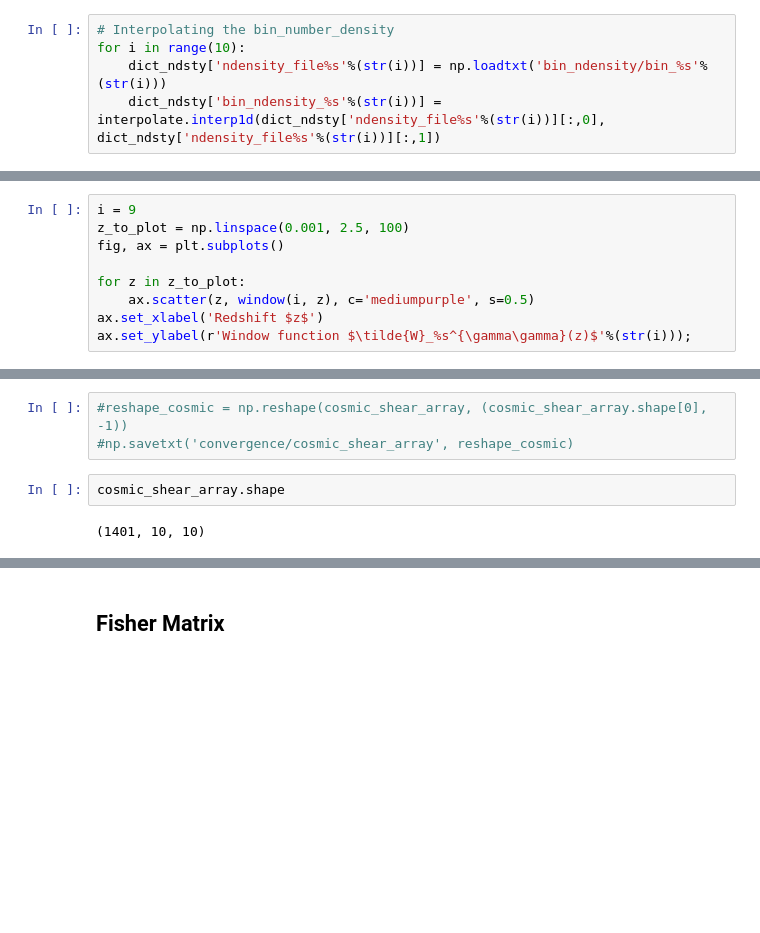
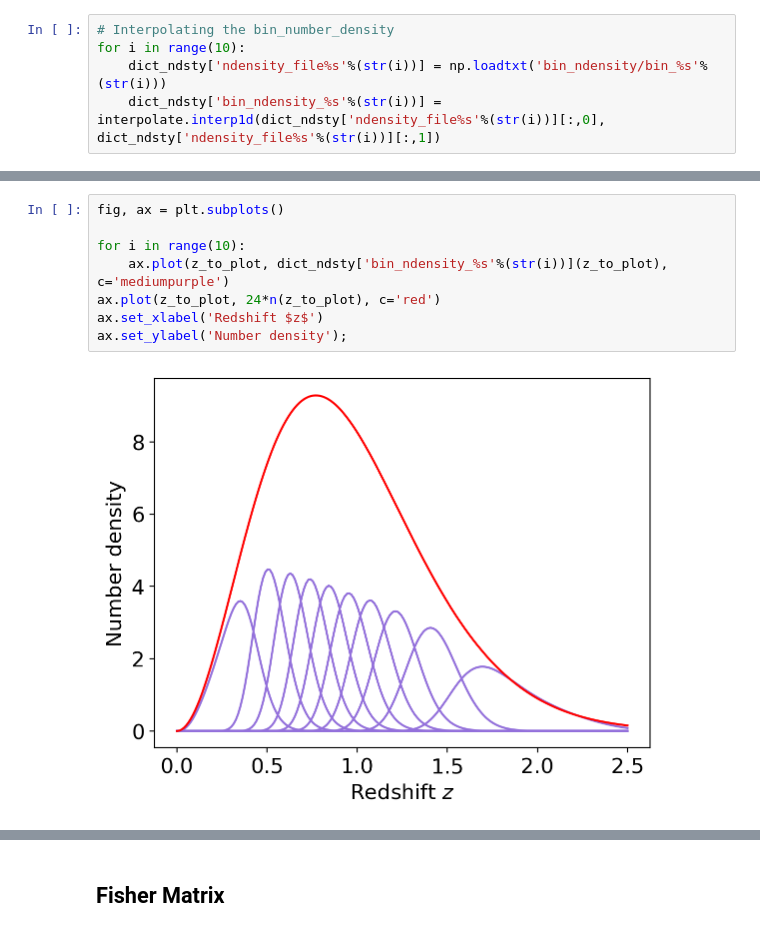
Before and after one commit to vPedreros/dfi-summer-2023, a Jupyter notebook: summer_nb copy.ipynb, the cells around one changed output, grey strips where cells are left out. Cells and saved outputs as stored; diff of their text form; blank space fills up the shorter version.

```diff
--- a/summer_nb copy.ipynb
+++ b/summer_nb copy.ipynb
@@ -332,9 +243,0 @@ def weight_gamma(i, z, Omm=omm):
-# %%
-i = 9
-z_to_plot = np.linspace(0.001, 2.5, 100)
-fig, ax = plt.subplots()
-
-for z in z_to_plot:
-    ax.scatter(z, window(i, z), c='mediumpurple', s=0.5)
-ax.set_xlabel('Redshift $z$')
-ax.set_ylabel(r'Window function $\tilde{W}_%s^{\gamma\gamma}(z)$'%(str(i)));
@@ -438,7 +244,10 @@ ax.set_ylabel(r'$C_{%s%s}^{\gamma\gamma}(\ell)$'%(str(i),str(j)));
-# %%
-#reshape_cosmic = np.reshape(cosmic_shear_array, (cosmic_shear_array.shape[0], -1))
-#np.savetxt('convergence/cosmic_shear_array', reshape_cosmic)
-# %%
-cosmic_shear_array.shape
-# %% [output]
-(1401, 10, 10)
+# %%
+fig, ax = plt.subplots()
+
+for i in range(10):
+    ax.plot(z_to_plot, dict_ndsty['bin_ndensity_%s'%(str(i))](z_to_plot), c='mediumpurple')
+ax.plot(z_to_plot, 24*n(z_to_plot), c='red')
+ax.set_xlabel('Redshift $z$')
+ax.set_ylabel('Number density');
+# %% [output]
+[figure, added]
```
Also changed, not shown: parts of 92 cells of this notebook.
